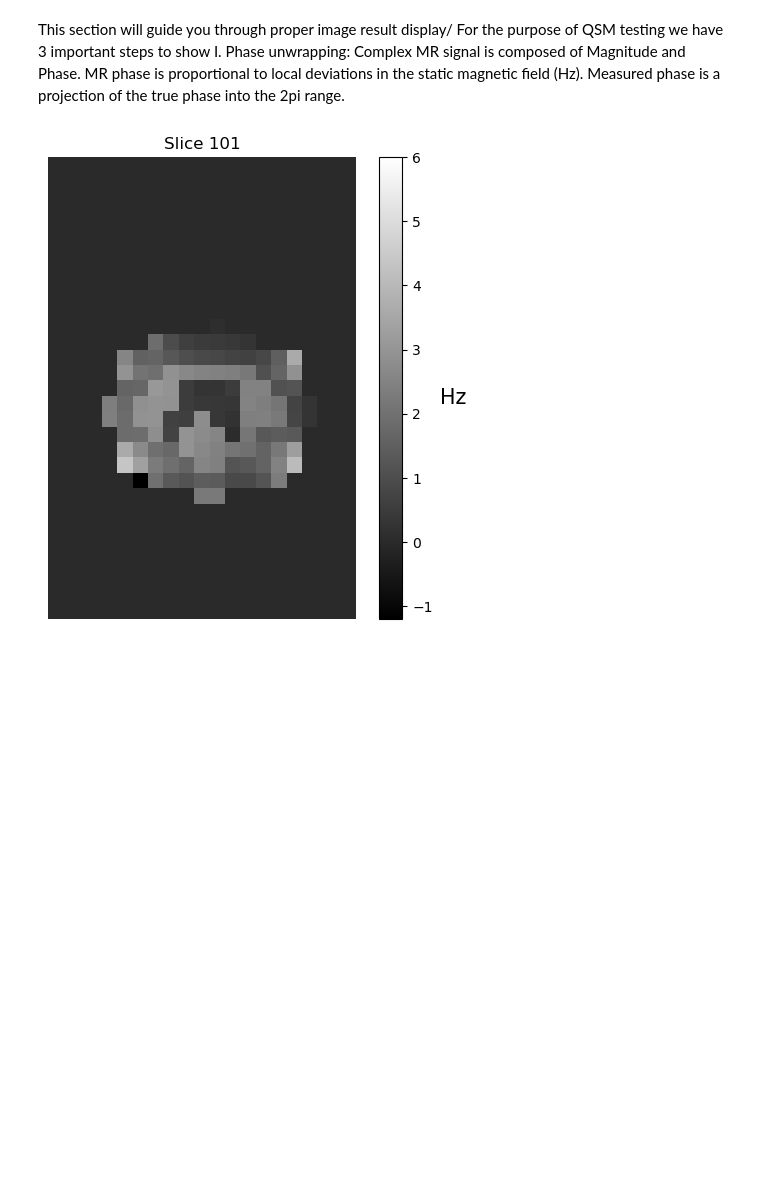
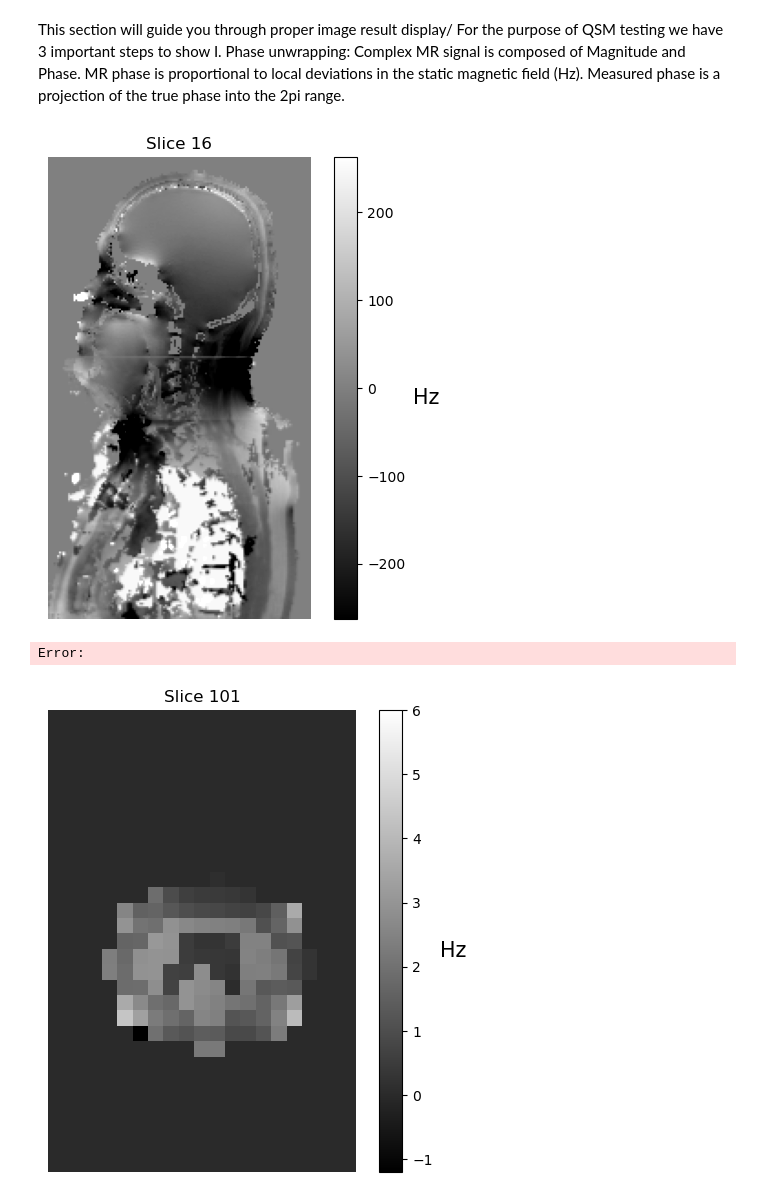
Before and after one commit to sriosq/Image-processing-strategies, a Jupyter notebook: qsm_testing/display.ipynb, the cells around one changed output. Drawn from its saved outputs; the diff is of its cells as text; code cells hidden in the pictures; blank space fills up the shorter version.

Commit message:
Updates on stratz folders
Some code advance for the projects.

```diff
--- a/qsm_testing/display.ipynb
+++ b/qsm_testing/display.ipynb
@@ -48,6 +48,14 @@ def display_nifti_slice(filepath, slice_number, cbr_title, inf_limit = None, sup
 
     plt.axis('off')
     plt.show()
+# %%
+# Select a long path outside of this folder
+long_path = "C:/Users/User/msc_project/Image-processing-strategies/compare_fieldmap/test_correct_stitch_fm.nii.gz"
+
+display_nifti_slice(long_path,15, 'Hz', inf_limit=-263, sup_limit=263)
+# %% [output]
+[figure, added]
+Error:
 # %%
 # Select the parameters
 # Phase unwrapping:
```
Also changed, not shown: 2 other files.
